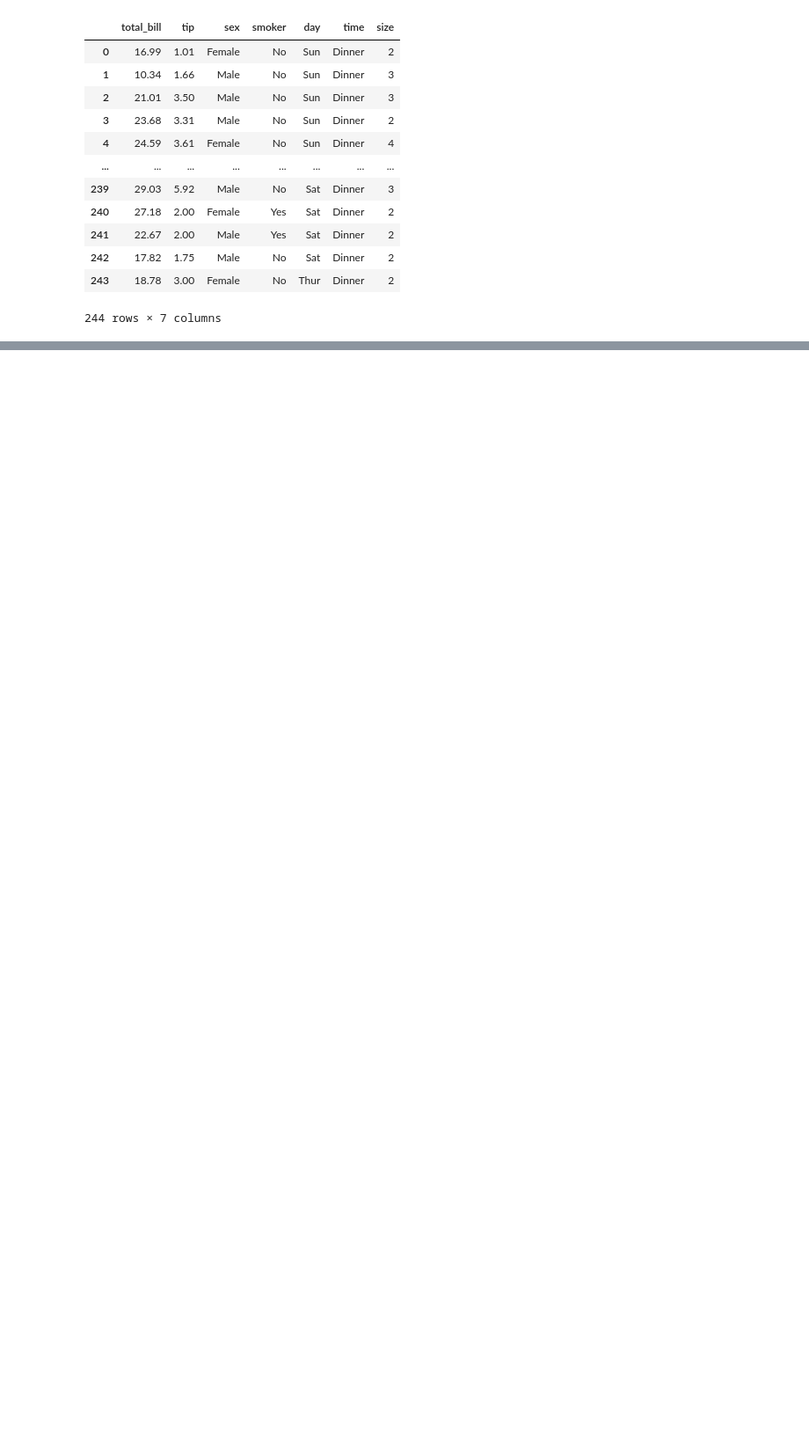
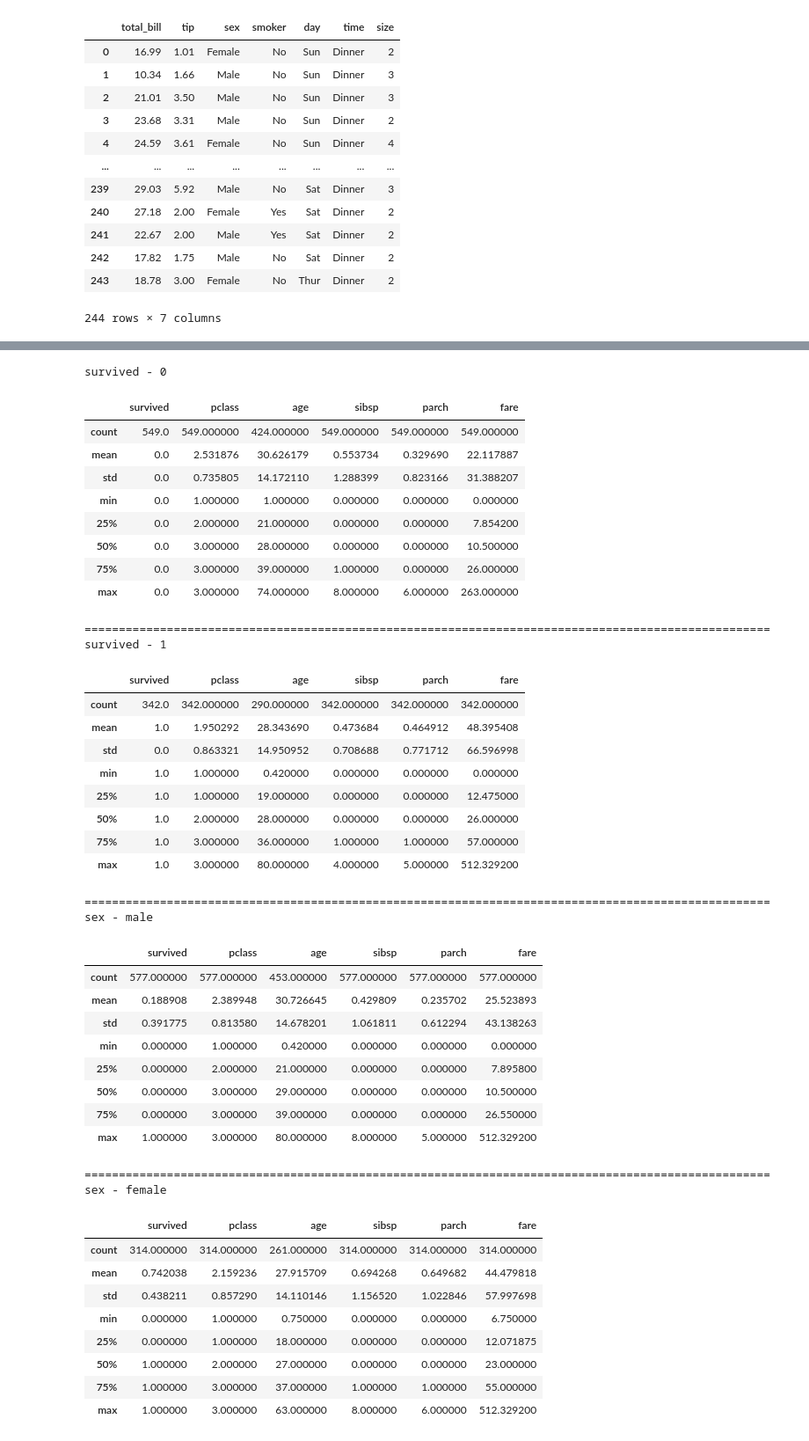
Before and after one commit to AlissonSal/avanti-bootcamp-cdd, a Jupyter notebook: notebooks/01-estatística-descritiva.ipynb, the cells around one changed output, grey strips where cells are left out. Shown: that part at 88% size. Saved outputs shown, nothing was run; the diff lists cells and outputs as text; code cells hidden in the pictures; blank space fills up the shorter version.

```diff
--- a/notebooks/01-estatística-descritiva.ipynb
+++ b/notebooks/01-estatística-descritiva.ipynb
@@ -21,0 +336,61 @@ df
+# %%
+qualitative_vars2 = ['survived',
+ 'sex',
+ 'class',
+ 'adult_male',
+ 'deck',
+ 'embark_town',
+ 'alive',
+ 'alone']
+
+for variavel2 in qualitative_vars2:
+    valores_unicos2 = df2[variavel2].unique()
+    for valor2 in valores_unicos2:
+        print(f"{variavel2} - {valor2}")
+        subamostra2 = df2[df2[variavel2] == valor2]
+        display(subamostra2.describe())
+        print("="*100)
+# %% [output]
+survived - 0
+|  | survived | pclass | age | sibsp | parch | fare |
+| count | 549.0 | 549.000000 | 424.000000 | 549.000000 | 549.000000 | 549.000000 |
+| mean | 0.0 | 2.531876 | 30.626179 | 0.553734 | 0.329690 | 22.117887 |
+| std | 0.0 | 0.735805 | 14.172110 | 1.288399 | 0.823166 | 31.388207 |
+| min | 0.0 | 1.000000 | 1.000000 | 0.000000 | 0.000000 | 0.000000 |
+| 25% | 0.0 | 2.000000 | 21.000000 | 0.000000 | 0.000000 | 7.854200 |
+| 50% | 0.0 | 3.000000 | 28.000000 | 0.000000 | 0.000000 | 10.500000 |
+| 75% | 0.0 | 3.000000 | 39.000000 | 1.000000 | 0.000000 | 26.000000 |
+| max | 0.0 | 3.000000 | 74.000000 | 8.000000 | 6.000000 | 263.000000 |
+====================================================================================================
+survived - 1
+|  | survived | pclass | age | sibsp | parch | fare |
+| count | 342.0 | 342.000000 | 290.000000 | 342.000000 | 342.000000 | 342.000000 |
+| mean | 1.0 | 1.950292 | 28.343690 | 0.473684 | 0.464912 | 48.395408 |
+| std | 0.0 | 0.863321 | 14.950952 | 0.708688 | 0.771712 | 66.596998 |
+| min | 1.0 | 1.000000 | 0.420000 | 0.000000 | 0.000000 | 0.000000 |
+| 25% | 1.0 | 1.000000 | 19.000000 | 0.000000 | 0.000000 | 12.475000 |
+| 50% | 1.0 | 2.000000 | 28.000000 | 0.000000 | 0.000000 | 26.000000 |
+| 75% | 1.0 | 3.000000 | 36.000000 | 1.000000 | 1.000000 | 57.000000 |
+| max | 1.0 | 3.000000 | 80.000000 | 4.000000 | 5.000000 | 512.329200 |
+====================================================================================================
+sex - male
+|  | survived | pclass | age | sibsp | parch | fare |
+| count | 577.000000 | 577.000000 | 453.000000 | 577.000000 | 577.000000 | 577.000000 |
+| mean | 0.188908 | 2.389948 | 30.726645 | 0.429809 | 0.235702 | 25.523893 |
+| std | 0.391775 | 0.813580 | 14.678201 | 1.061811 | 0.612294 | 43.138263 |
+| min | 0.000000 | 1.000000 | 0.420000 | 0.000000 | 0.000000 | 0.000000 |
+| 25% | 0.000000 | 2.000000 | 21.000000 | 0.000000 | 0.000000 | 7.895800 |
+| 50% | 0.000000 | 3.000000 | 29.000000 | 0.000000 | 0.000000 | 10.500000 |
+| 75% | 0.000000 | 3.000000 | 39.000000 | 0.000000 | 0.000000 | 26.550000 |
+| max | 1.000000 | 3.000000 | 80.000000 | 8.000000 | 5.000000 | 512.329200 |
+====================================================================================================
+sex - female
+|  | survived | pclass | age | sibsp | parch | fare |
+| count | 314.000000 | 314.000000 | 261.000000 | 314.000000 | 314.000000 | 314.000000 |
+| mean | 0.742038 | 2.159236 | 27.915709 | 0.694268 | 0.649682 | 44.479818 |
+| std | 0.438211 | 0.857290 | 14.110146 | 1.156520 | 1.022846 | 57.997698 |
+| min | 0.000000 | 1.000000 | 0.750000 | 0.000000 | 0.000000 | 6.750000 |
+| 25% | 0.000000 | 1.000000 | 18.000000 | 0.000000 | 0.000000 | 12.071875 |
+| 50% | 1.000000 | 2.000000 | 27.000000 | 0.000000 | 0.000000 | 23.000000 |
+| 75% | 1.000000 | 3.000000 | 37.000000 | 1.000000 | 1.000000 | 55.000000 |
+| max | 1.000000 | 3.000000 | 63.000000 | 8.000000 | 6.000000 | 512.329200 |
```
Also changed, not shown: parts of 26 cells of this notebook.
